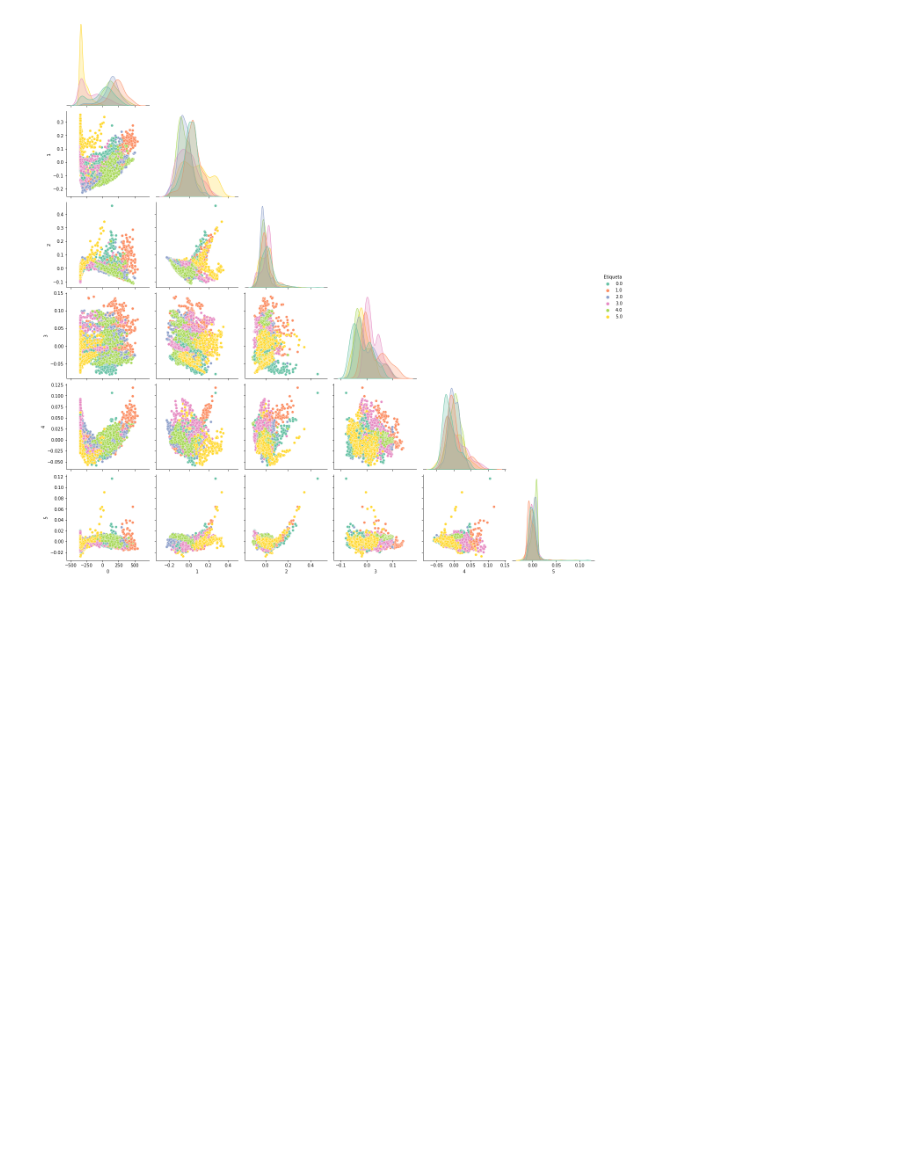
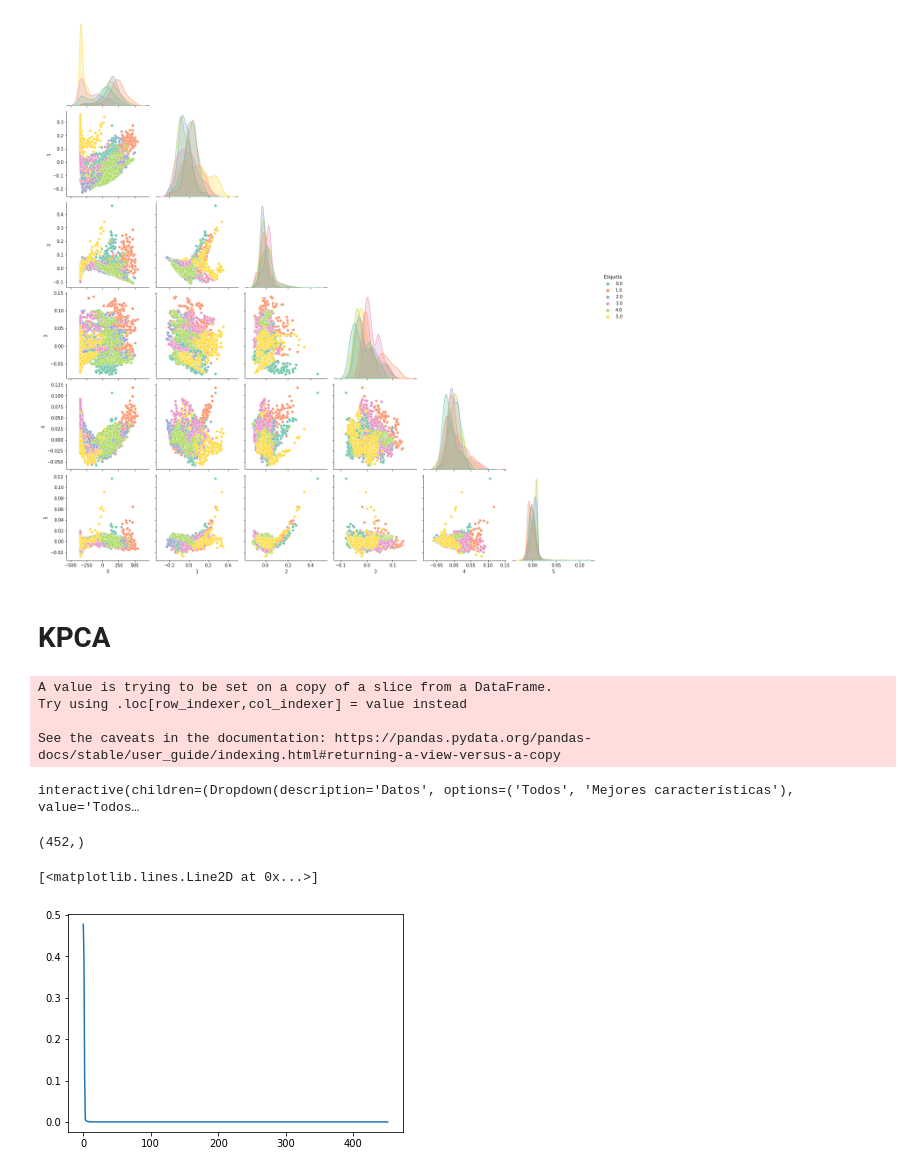
Before and after one commit to alejandrazuleta1/analisis-pca-emg, a Jupyter notebook: Mini_proyecto2.ipynb, the cells around one changed output. Cells and saved outputs as stored; diff of their text form; code cells hidden in the pictures; blank space fills up the shorter version.

Commit message:
Mapeo al espacio latente usando kernel pca

```diff
--- a/Mini_proyecto2.ipynb
+++ b/Mini_proyecto2.ipynb
@@ -162,3 +164,73 @@ sns.pairplot(data_mejores, hue='Etiqueta', height=3, palette = sns.color_palette
 # %% [output]
 <seaborn.axisgrid.PairGrid at 0x...>
 [figure]
+# %% [markdown]
+# KPCA
+# %%
+kernel_pca = KernelPCA(n_components=None, kernel="poly", gamma=10,)
+X_test_kernel_pca = kernel_pca.fit(X_completo).transform(X_completo)
+
+data_kernel_PCA = pd.DataFrame(data=X_test_kernel_pca)
+data_kernel_PCA_reducido = data_kernel_PCA.iloc[:,:10]
+data_kernel_PCA_reducido['Etiqueta'] = y
+# %% [output]
+A value is trying to be set on a copy of a slice from a DataFrame.
+Try using .loc[row_indexer,col_indexer] = value instead
+
+See the caveats in the documentation: https://pandas.pydata.org/pandas-docs/stable/user_guide/indexing.html#returning-a-view-versus-a-copy
+# %%
+@interact(Datos = ['Todos','Mejores características'], Flag_Space = ['Kernel_PCA','Entrada'], kernel=['linear', 'poly', 'rbf', 'sigmoid', 'cosine'], gamma=(0,50,2),alpha=(0,2,0.1))
+def ExperimentoBayes(Datos, Flag_Space,kernel,gamma,alpha):
+
+  if Datos == 'Todos':
+    X = df_completo.iloc[:,:61]
+  else:
+    X = df_mejores.iloc[:,:18]
+  y = df_mejores.iloc[:,-1]
+
+  kernel_pca = KernelPCA(n_components=None, kernel=kernel, gamma=gamma, alpha=alpha)
+  X_test_kernel_pca = kernel_pca.fit_transform(X)
+
+  print("original shape:   ", X.shape)
+  print("transformed shape:", X_test_kernel_pca.shape)
+
+  if Flag_Space == 'Kernel_PCA':
+    X = X_test_kernel_pca
+
+  print(X.shape)
+
+  X_train, X_test, y_train, y_test = train_test_split(X, y, random_state=0, test_size=0.3)
+
+  # Instanciamos nuestro modelo Bayesiano
+  clasificadorBayes = GaussianNB()
+  clasificadorBayes.fit(X_train,y_train)
+
+  # Realizar una prediccion
+  y_pred = clasificadorBayes.predict(X_test)
+
+  CMAT = confusion_matrix(y_test,y_pred)
+  porcentajeAcierto = np.sum(np.diag(CMAT)) / len(y_test)
+  print('Acc(%): ',porcentajeAcierto)
+
+  if Flag_Space =='PCA':
+    plt.plot(np.cumsum(pca.explained_variance_)/np.sum(pca.explained_variance_))
+    plt.title('Var explained normalized')
+    plt.grid()
+    plt.show()
+
+  ax = ConfusionMatrixDisplay(CMAT)#,display_labels=y_test])
+  ax.plot()
+
+  #agregar una variable para saber el porcentaje de datos que se utiliza
+# %% [output]
+interactive(children=(Dropdown(description='Datos', options=('Todos', 'Mejores características'), value='Todos…
+# %%
+var = kernel_pca.eigenvalues_/np.sum(kernel_pca.eigenvalues_)
+var.shape
+# %% [output]
+(452,)
+# %%
+plt.plot(var)
+# %% [output]
+[<matplotlib.lines.Line2D at 0x...>]
+[figure, added]
```
Also changed, not shown: parts of 2 cells of this notebook.
